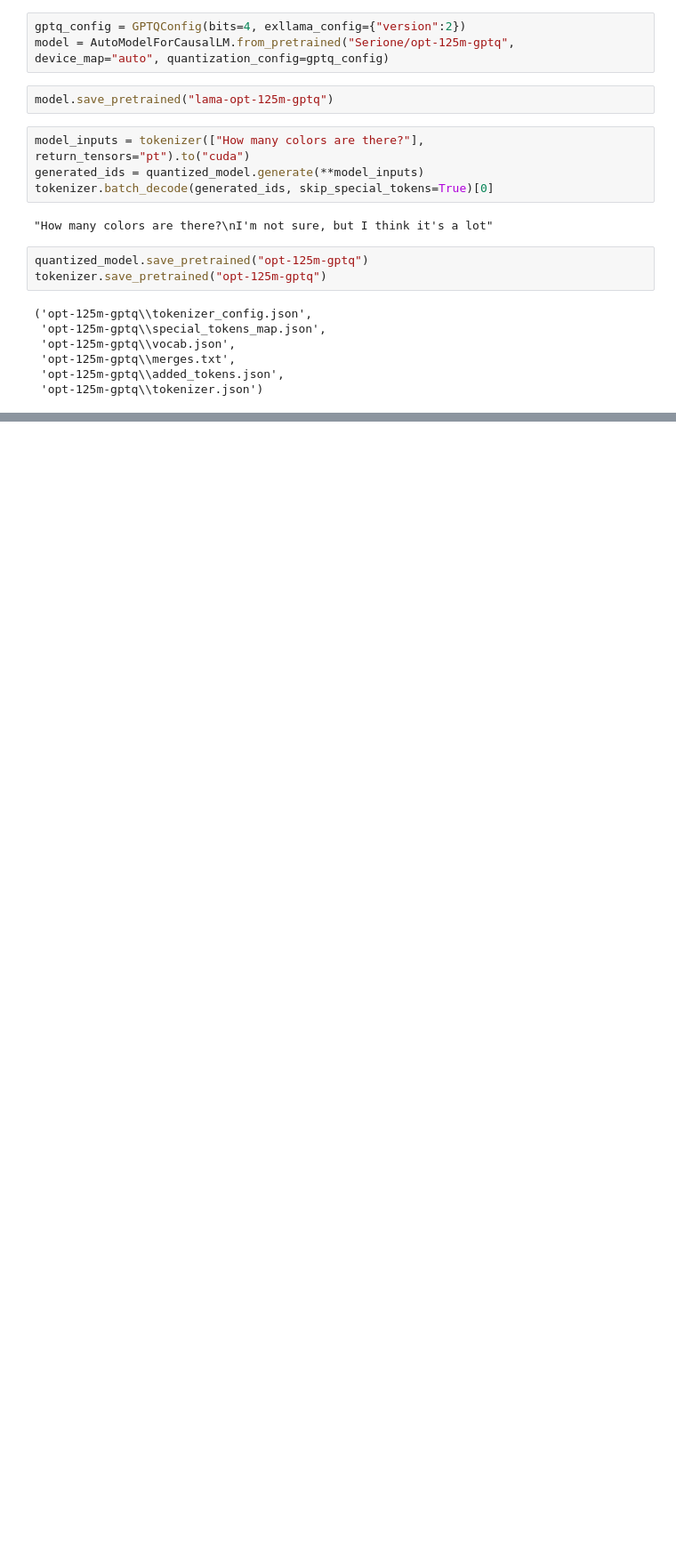
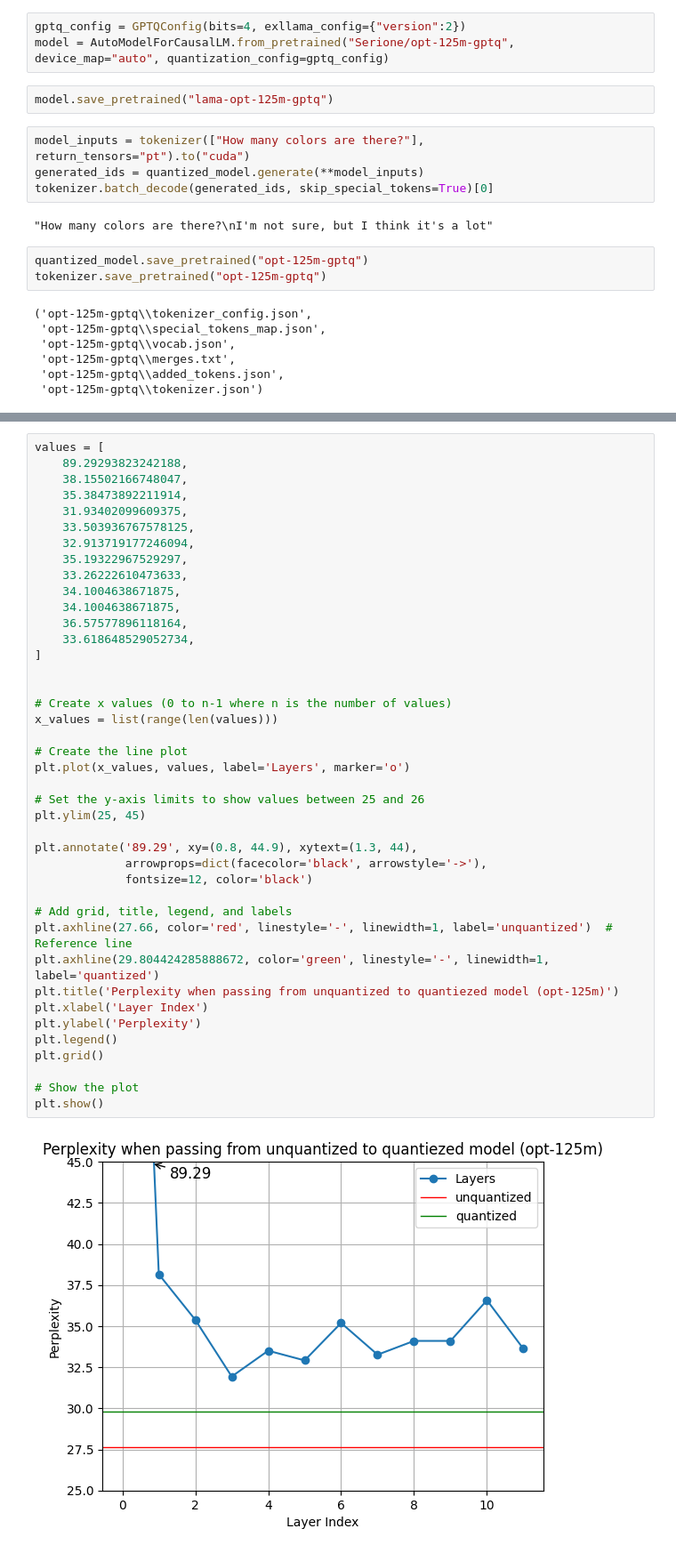
Before and after one commit to Aure20/AutoGPTQ, a Jupyter notebook: perplexity_estimation/quantization_test.ipynb, the cells around one changed output, grey strips where cells are left out. Shown at 89% size. Saved outputs shown, nothing was run; the diff lists cells and outputs as text; blank space fills up the shorter version.

Commit message:
Partial model quantization

```diff
--- a/perplexity_estimation/quantization_test.ipynb
+++ b/perplexity_estimation/quantization_test.ipynb
@@ -92,3 +113,46 @@ plt.grid()
 plt.show()
 # %% [output]
 [figure]
+# %%
+values = [
+    89.29293823242188,
+    38.15502166748047,
+    35.38473892211914,
+    31.93402099609375,
+    33.503936767578125,
+    32.913719177246094,
+    35.19322967529297,
+    33.26222610473633,
+    34.1004638671875,
+    34.1004638671875,
+    36.57577896118164,
+    33.618648529052734,
+]
+
+
+# Create x values (0 to n-1 where n is the number of values)
+x_values = list(range(len(values)))
+
+# Create the line plot
+plt.plot(x_values, values, label='Layers', marker='o')
+
+# Set the y-axis limits to show values between 25 and 26
+plt.ylim(25, 45)
+
+plt.annotate('89.29', xy=(0.8, 44.9), xytext=(1.3, 44),
+             arrowprops=dict(facecolor='black', arrowstyle='->'),
+             fontsize=12, color='black')
+
+# Add grid, title, legend, and labels
+plt.axhline(27.66, color='red', linestyle='-', linewidth=1, label='unquantized')  # Reference line
+plt.axhline(29.804424285888672, color='green', linestyle='-', linewidth=1, label='quantized')
+plt.title('Perplexity when passing from unquantized to quantiezed model (opt-125m)')
+plt.xlabel('Layer Index')
+plt.ylabel('Perplexity')
+plt.legend()
+plt.grid()
+
+# Show the plot
+plt.show()
+# %% [output]
+[figure, added]
```
Also changed, not shown: parts of 2 cells of this notebook, 28 other files.
